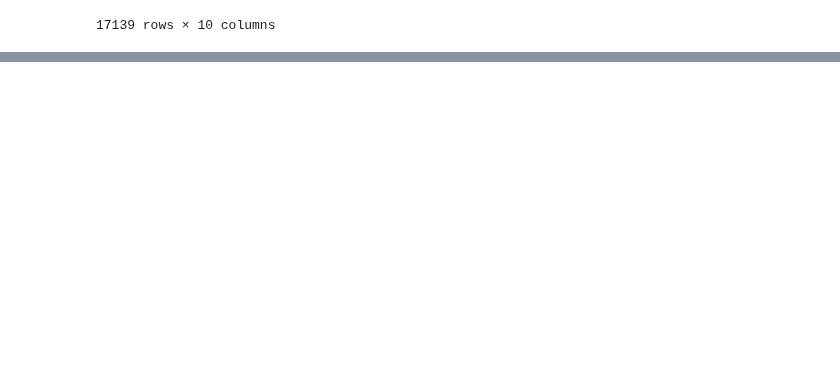
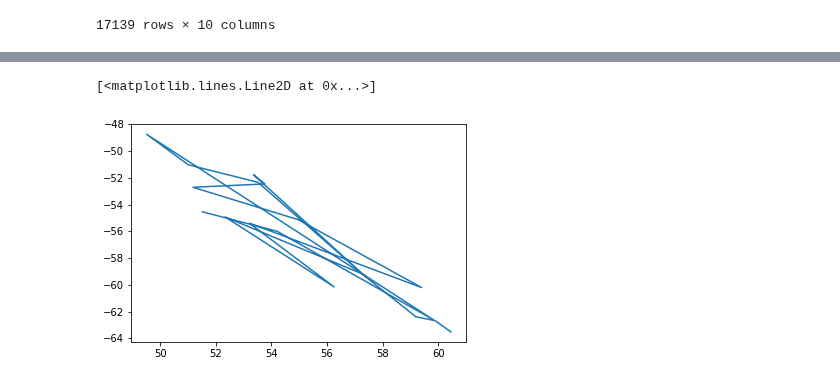
Before and after one commit to evankielley/IceDEF, a Jupyter notebook: notebooks/iip_iceberg_data.ipynb, the cells around one changed output, grey strips where cells are left out. Saved outputs shown, nothing was run; the diff lists cells and outputs as text; code cells hidden in the pictures; blank space fills up the shorter version.

```diff
--- a/notebooks/iip_iceberg_data.ipynb
+++ b/notebooks/iip_iceberg_data.ipynb
@@ -46,0 +101,5 @@ Content-type: text/csv
+# %%
+plt.plot(df['LATITUDE'][:20], df['LONGITUDE'][:20])
+# %% [output]
+[<matplotlib.lines.Line2D at 0x...>]
+[figure, added]
```
Also changed, not shown: parts of 22 cells of this notebook.
